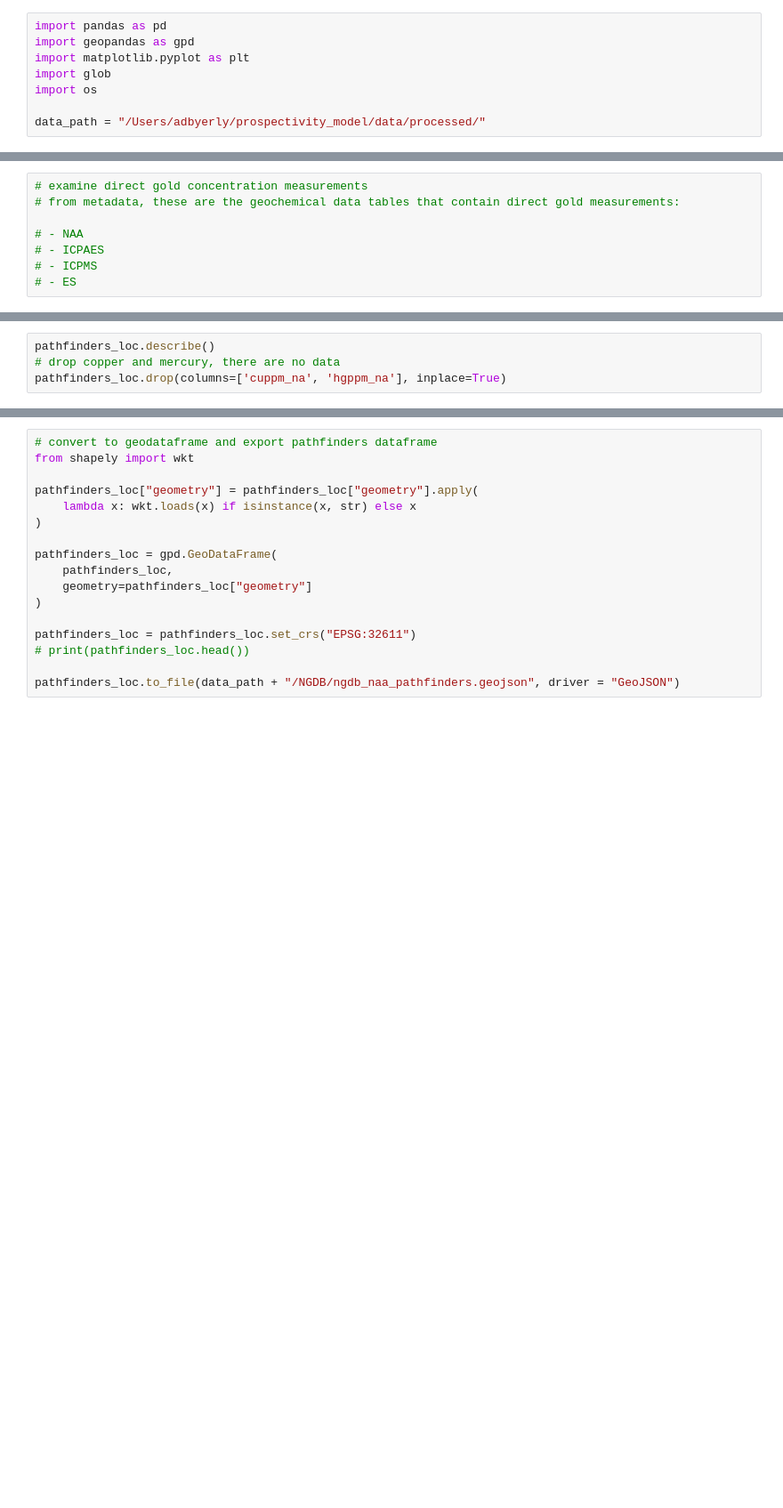
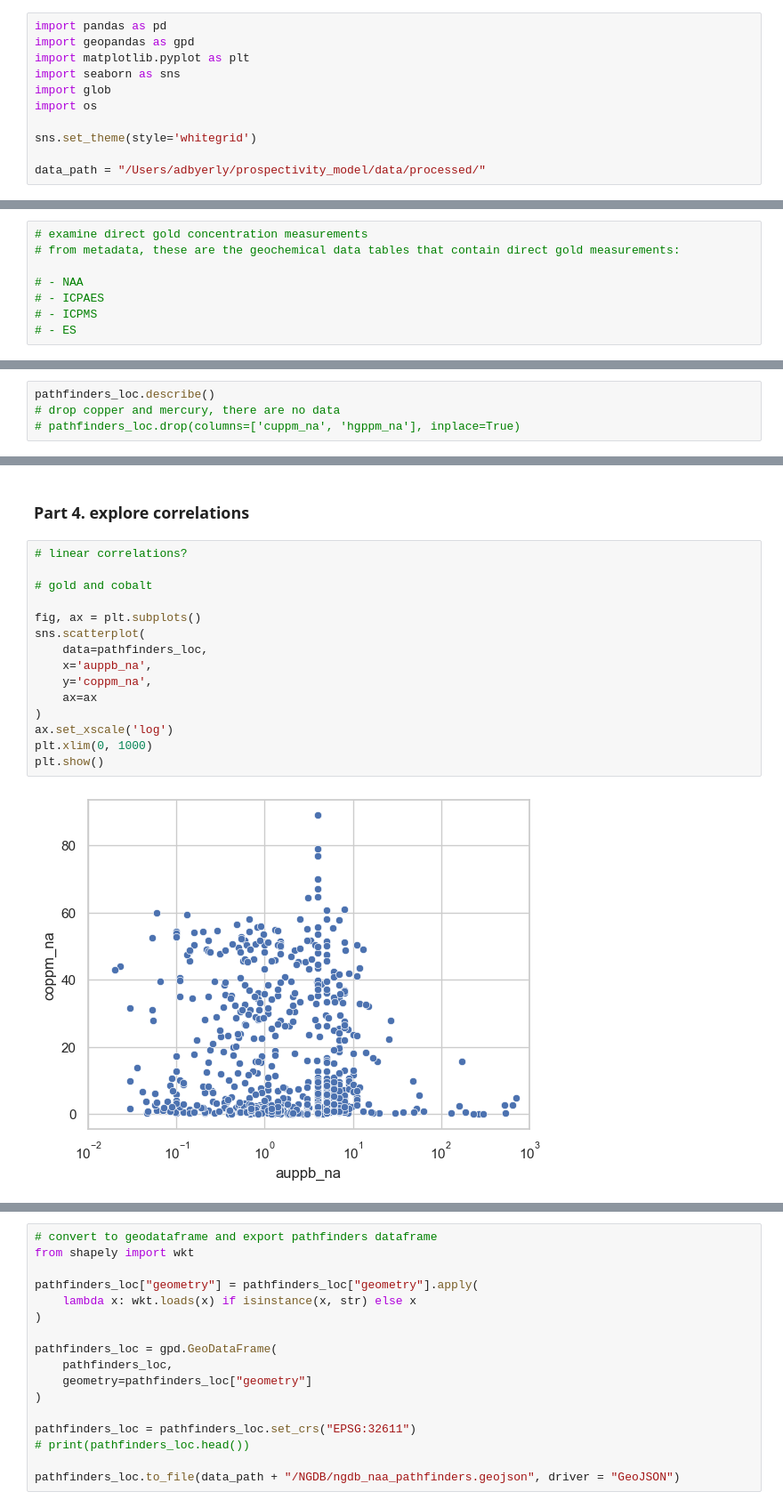
Before and after one commit to adbyerly/prospectivity_model, a Jupyter notebook: notebooks/02b_eda_NGDB.ipynb, the cells around one changed output, grey strips where cells are left out. Shown at 89% size. Saved outputs shown, nothing was run; the diff lists cells and outputs as text; blank space fills up the shorter version.

Commit message:
updated NGDB eda notebook
backed up a bit from spatial correlations and started working on basic geochemical correlation

```diff
--- a/notebooks/02b_eda_NGDB.ipynb
+++ b/notebooks/02b_eda_NGDB.ipynb
@@ -11,9 +11,12 @@ a. import packages needed for data loading and analysis
 import pandas as pd
 import geopandas as gpd
 import matplotlib.pyplot as plt
+import seaborn as sns
 import glob
 import os
 
+sns.set_theme(style='whitegrid')
+
 data_path = "/Users/adbyerly/prospectivity_model/data/processed/"
 # %% [markdown]
 ### Part 2. load processed data
@@ -206,4 +310,4 @@ print(pathfinders_loc.columns)
 # %%
 pathfinders_loc.describe()
 # drop copper and mercury, there are no data
-pathfinders_loc.drop(columns=['cuppm_na', 'hgppm_na'], inplace=True)
+# pathfinders_loc.drop(columns=['cuppm_na', 'hgppm_na'], inplace=True)
@@ -209,0 +324,19 @@ pathfinders_loc.drop(columns=['cuppm_na', 'hgppm_na'], inplace=True)
+# %% [markdown]
+### Part 4. explore correlations
+# %%
+# linear correlations?
+
+# gold and cobalt
+
+fig, ax = plt.subplots()
+sns.scatterplot(
+    data=pathfinders_loc,
+    x='auppb_na',
+    y='coppm_na',
+    ax=ax
+)
+ax.set_xscale('log')
+plt.xlim(0, 1000)
+plt.show()
+# %% [output]
+[figure, added]
```
Also changed, not shown: parts of 16 cells of this notebook.
